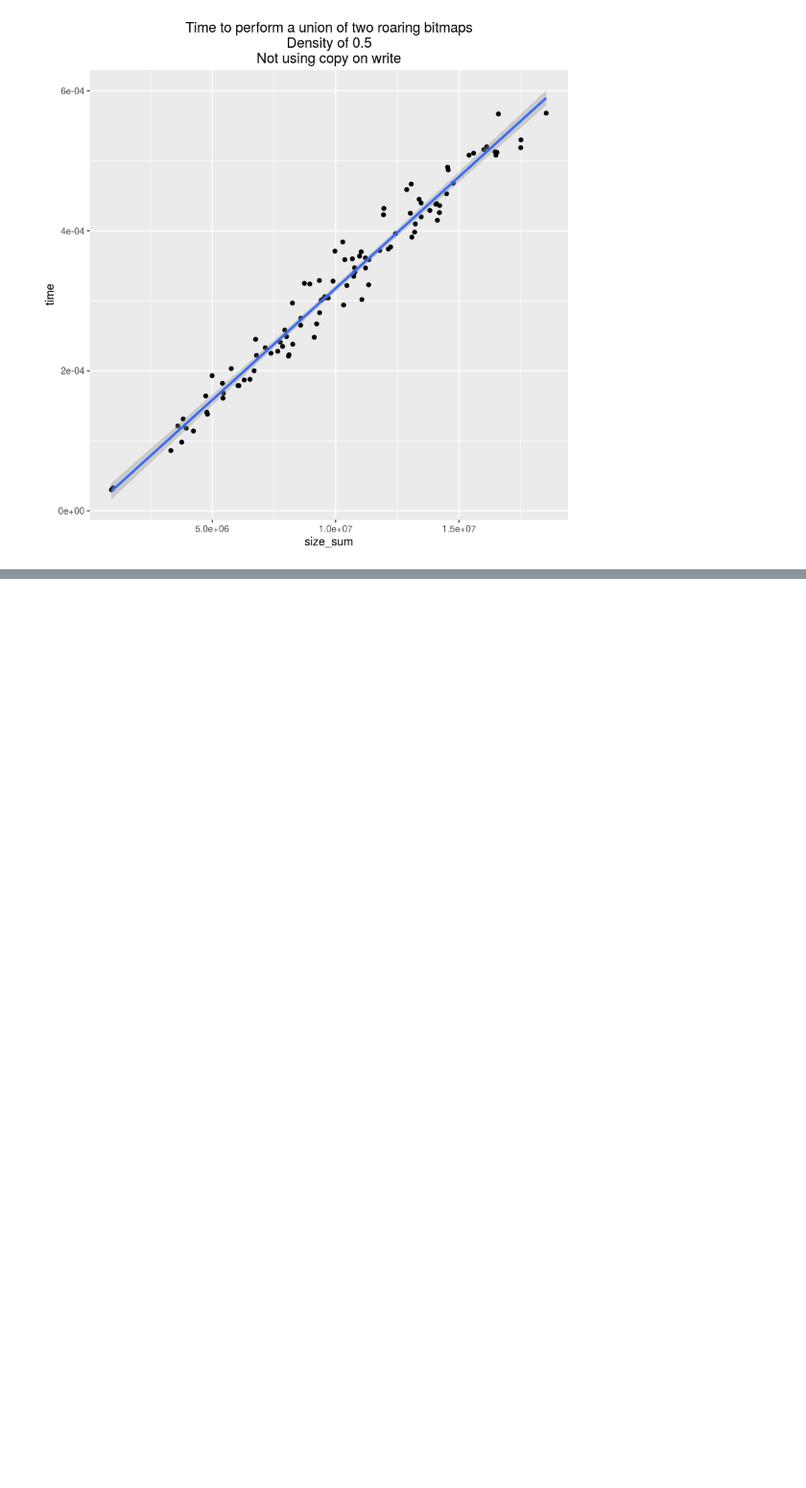
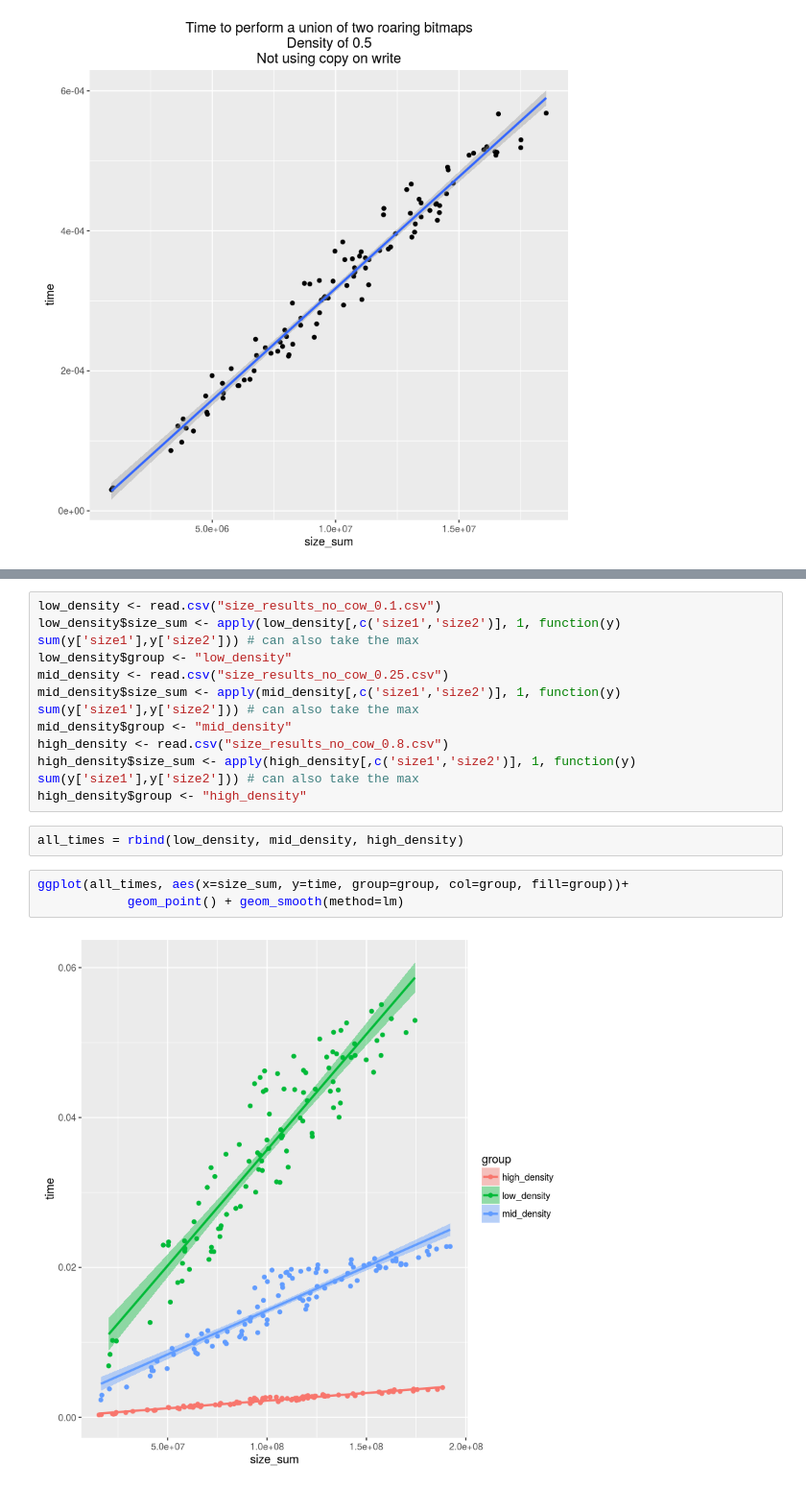
Before and after one commit to Ezibenroc/roaring_analysis, a Jupyter notebook: size_density_analysis.ipynb, the cells around one changed output, grey strips where cells are left out. Shown at 96% size. Drawn from its saved outputs; the diff is of its cells as text; blank space fills up the shorter version.

```diff
--- a/size_density_analysis.ipynb
+++ b/size_density_analysis.ipynb
@@ -139 +154,18 @@ ggplot(results_no_cow, aes(x=size_sum, y=time))+
+# %%
+low_density <- read.csv("size_results_no_cow_0.1.csv")
+low_density$size_sum <- apply(low_density[,c('size1','size2')], 1, function(y) sum(y['size1'],y['size2'])) # can also take the max
+low_density$group <- "low_density"
+mid_density <- read.csv("size_results_no_cow_0.25.csv")
+mid_density$size_sum <- apply(mid_density[,c('size1','size2')], 1, function(y) sum(y['size1'],y['size2'])) # can also take the max
+mid_density$group <- "mid_density"
+high_density <- read.csv("size_results_no_cow_0.8.csv")
+high_density$size_sum <- apply(high_density[,c('size1','size2')], 1, function(y) sum(y['size1'],y['size2'])) # can also take the max
+high_density$group <- "high_density"
+# %%
+all_times = rbind(low_density, mid_density, high_density)
+# %%
+ggplot(all_times, aes(x=size_sum, y=time, group=group, col=group, fill=group))+
+            geom_point() + geom_smooth(method=lm)
+# %% [output]
+[figure, added]
 # %% [markdown]
```
Also changed, not shown: parts of 3 cells of this notebook, 3 other files.
